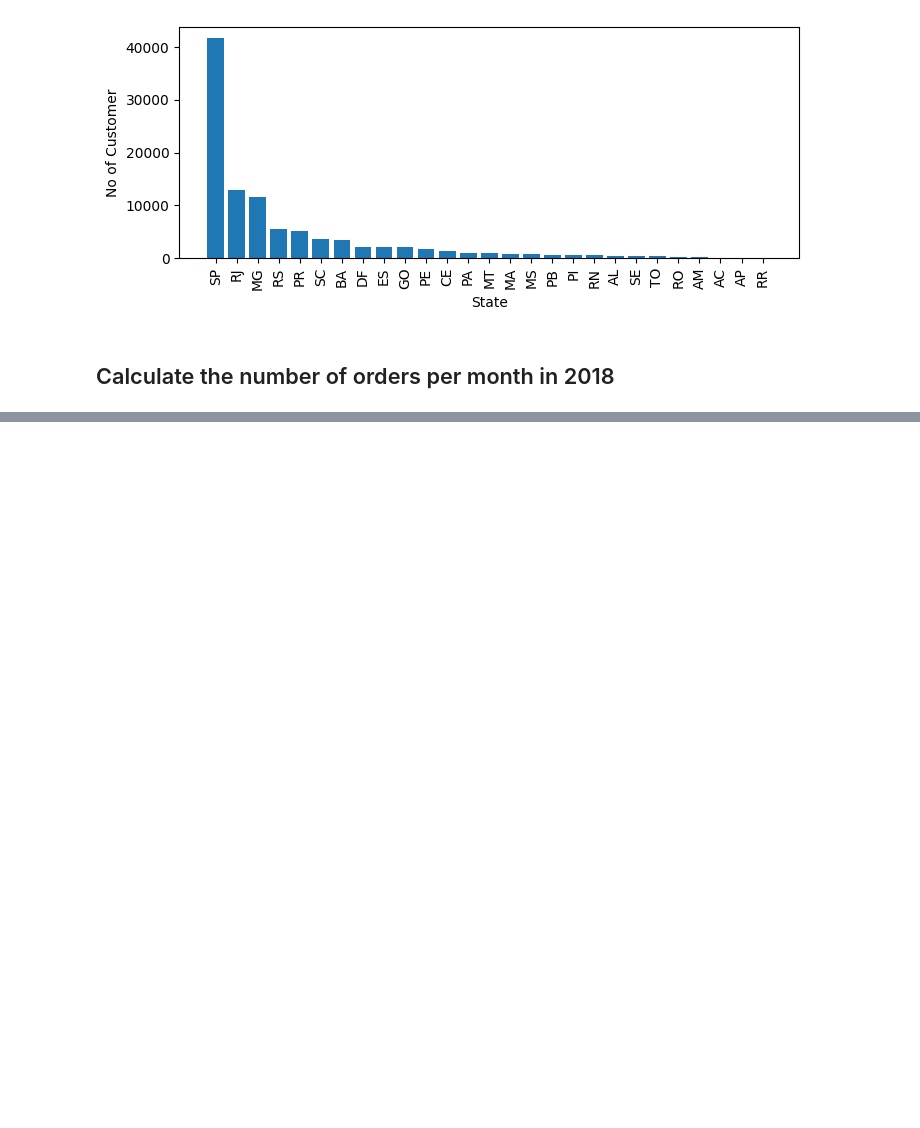
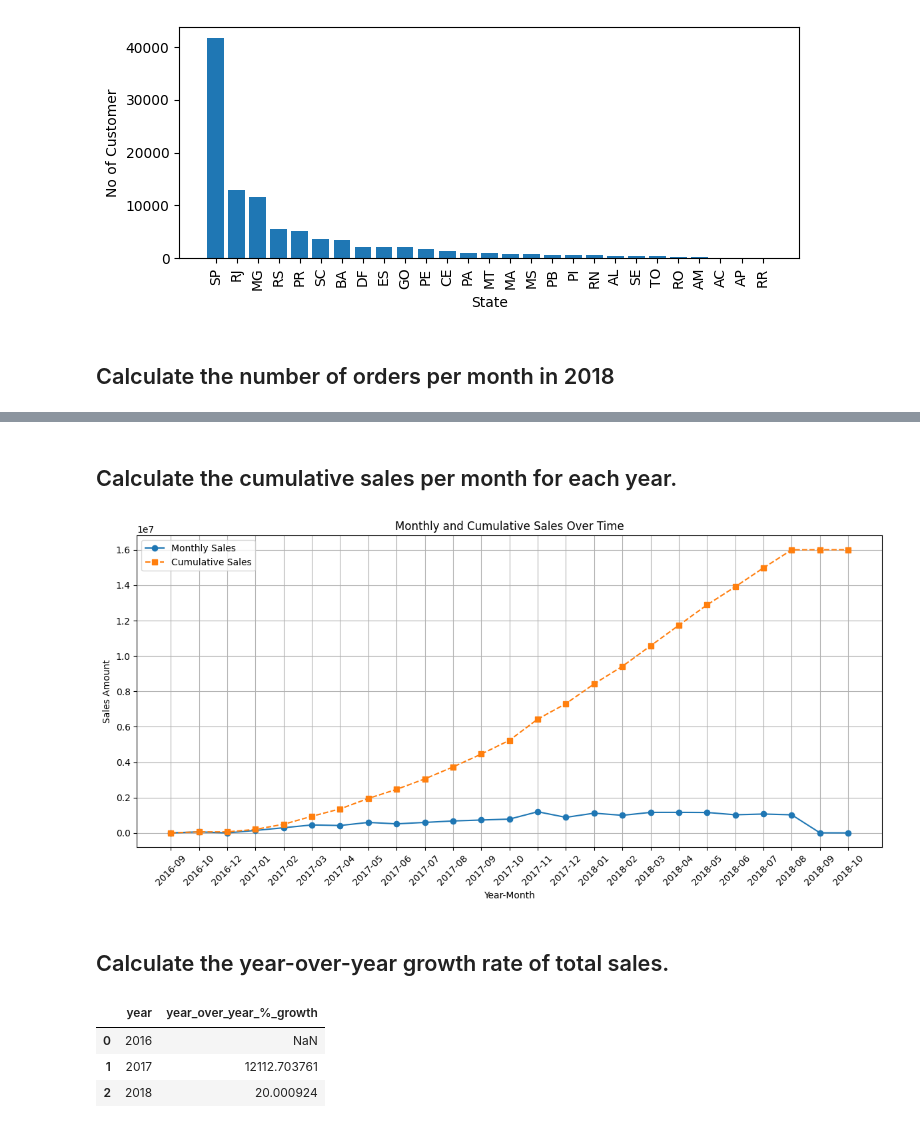
Before and after one commit to MontyDevelop/Ecommerce-data-analysis, a Jupyter notebook: Ecommerce(SQL+Python) Data analysis.ipynb, the cells around one changed output, grey strips where cells are left out. Drawn from its saved outputs; the diff is of its cells as text; code cells hidden in the pictures; blank space fills up the shorter version.

```diff
--- a/Ecommerce(SQL+Python) Data analysis.ipynb
+++ b/Ecommerce(SQL+Python) Data analysis.ipynb
@@ -119,0 +242,58 @@ plt.show()
+# %% [markdown]
+## Calculate the cumulative sales per month for each year.
+# %%
+query = """select years, months, payment, sum(payment)
+over (order by years, months) cumulative_sales from
+(select year(orders.order_purchase_timestamp) as years,
+month(orders.order_purchase_timestamp) as months,
+round(sum(payments.payment_value),2)as payment
+from orders join payments
+on orders.order_id = payments.order_id
+group by years, months order by years, months) as a"""
+
+cur.execute(query)
+data = cur.fetchall()
+df= pd.DataFrame(data,columns=['year','month','sale','cumulative_sale'])
+# df.head()
+
+# Create a time column for better x-axis labels
+df['time'] = df['year'].astype(str) + '-' + df['month'].astype(str).str.zfill(2)
+
+# Plotting the line chart
+plt.figure(figsize=(12, 6))
+plt.plot(df['time'], df['sale'], marker='o', label='Monthly Sales')
+plt.plot(df['time'], df['cumulative_sale'], marker='s', label='Cumulative Sales', linestyle='--')
+
+# Formatting the chart
+plt.title("Monthly and Cumulative Sales Over Time")
+plt.xlabel("Year-Month")
+plt.ylabel("Sales Amount")
+plt.xticks(rotation=45)
+plt.grid(True)
+plt.legend()
+plt.tight_layout()
+plt.show()
+# %% [output]
+[figure, added]
+# %% [markdown]
+## Calculate the year-over-year growth rate of total sales.
+# %%
+query = """
+with a as (select year(orders.order_purchase_timestamp) as years,
+round(sum(payments.payment_value),2)as payment
+from orders join payments
+on orders.order_id = payments.order_id
+group by years order by years)
+
+select years, ((payment-lag(payment, 1) over(order by years))/lag(payment, 1) over(order by years)) *100 previous_year from a
+"""
+
+cur.execute(query)
+data = cur.fetchall()
+df= pd.DataFrame(data,columns=['year', 'year_over_year_%_growth'])
+df.head()
+# %% [output]
+|  | year | year_over_year_%_growth |
+| 0 | 2016 | NaN |
+| 1 | 2017 | 12112.703761 |
+| 2 | 2018 | 20.000924 |
```
Also changed, not shown: parts of 17 cells of this notebook.
